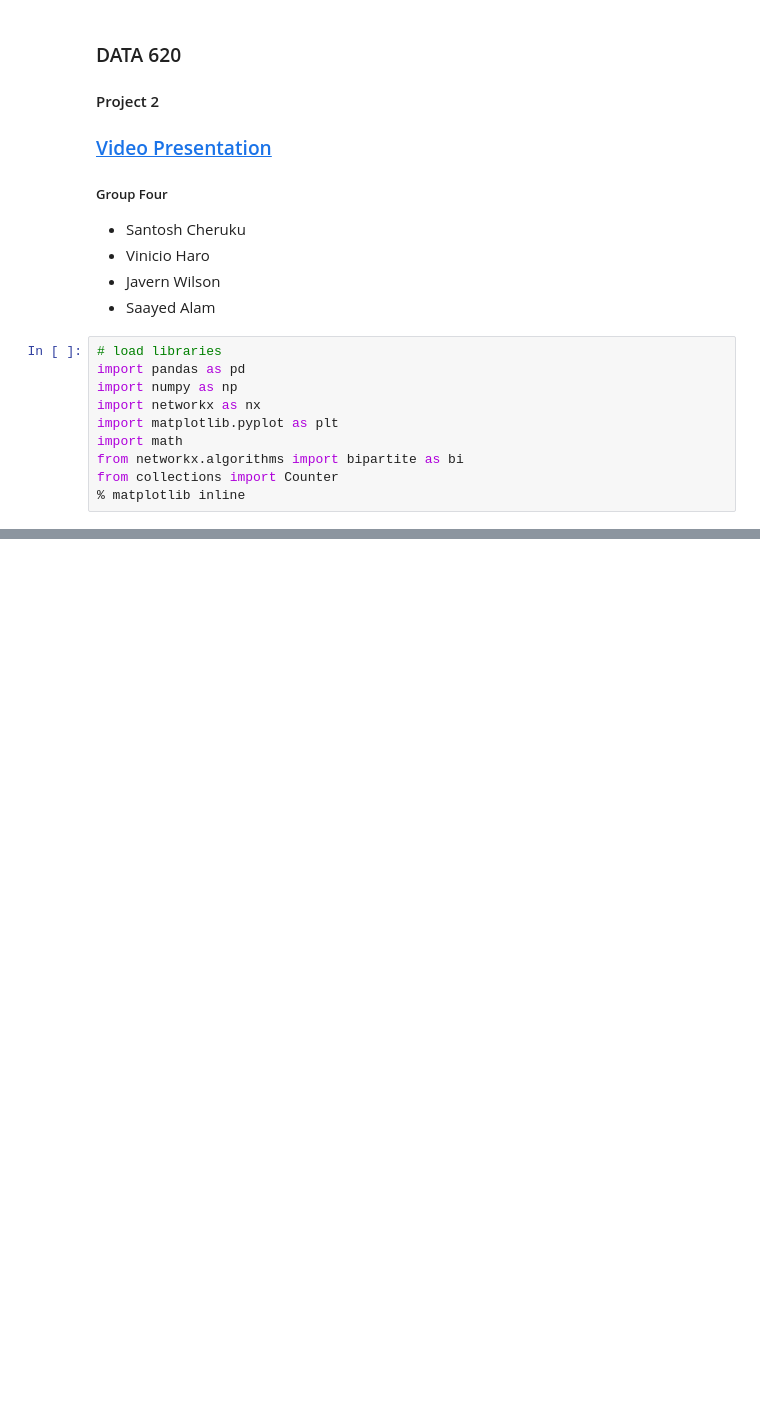
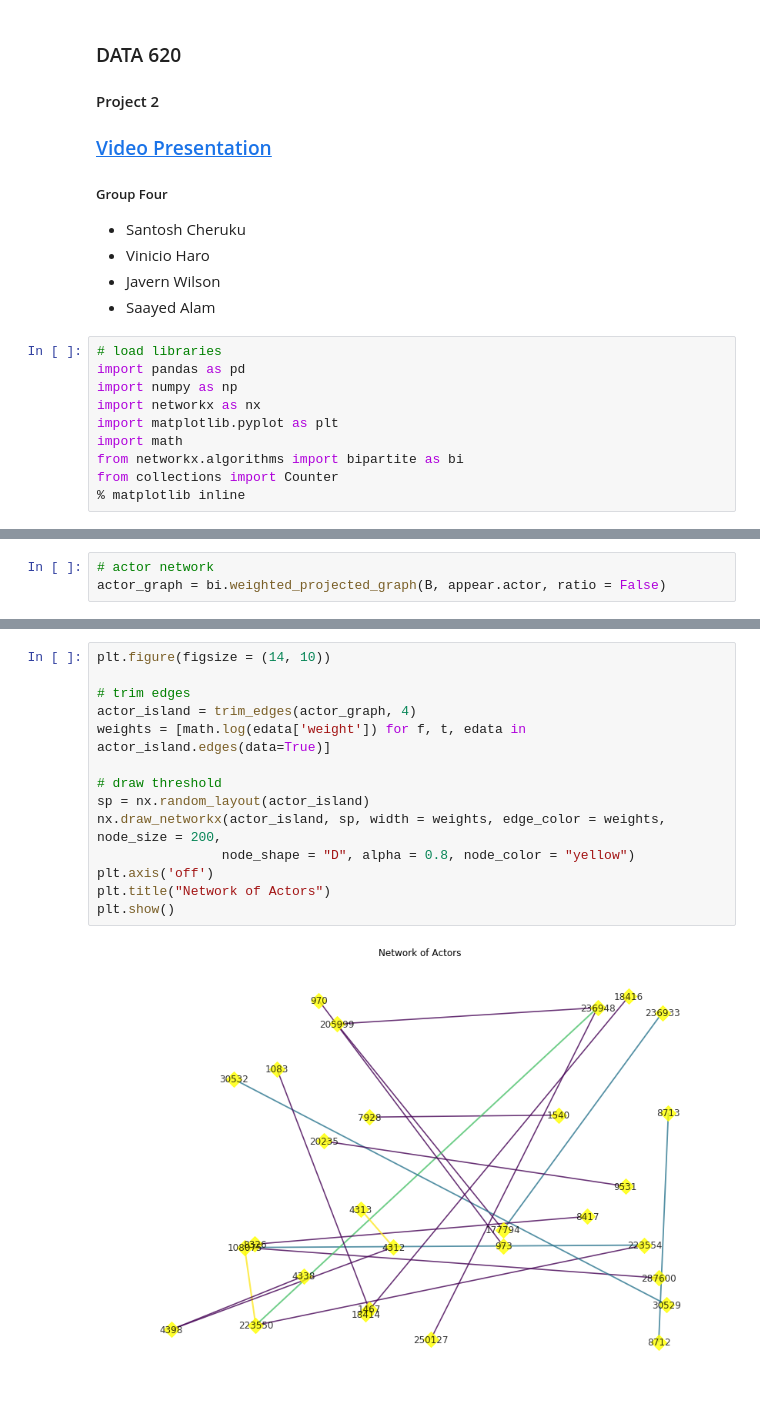
Before and after one commit to saayedalam/Web-Analytics, a Jupyter notebook: Project 2.ipynb, the cells around one changed output, grey strips where cells are left out. Saved outputs shown, nothing was run; the diff lists cells and outputs as text; blank space fills up the shorter version.

```diff
--- a/Project 2.ipynb
+++ b/Project 2.ipynb
@@ -128,0 +193,3 @@ max(dict(deg).values())
+# %%
+# actor network
+actor_graph = bi.weighted_projected_graph(B, appear.actor, ratio = False)
@@ -128,0 +219,16 @@ max(dict(deg).values())
+# %%
+plt.figure(figsize = (14, 10))
+
+# trim edges
+actor_island = trim_edges(actor_graph, 4)
+weights = [math.log(edata['weight']) for f, t, edata in actor_island.edges(data=True)]
+
+# draw threshold
+sp = nx.random_layout(actor_island)
+nx.draw_networkx(actor_island, sp, width = weights, edge_color = weights, node_size = 200,
+                node_shape = "D", alpha = 0.8, node_color = "yellow")
+plt.axis('off')
+plt.title("Network of Actors")
+plt.show()
+# %% [output]
+[figure, added]
```
Also changed, not shown: parts of 35 cells of this notebook.
